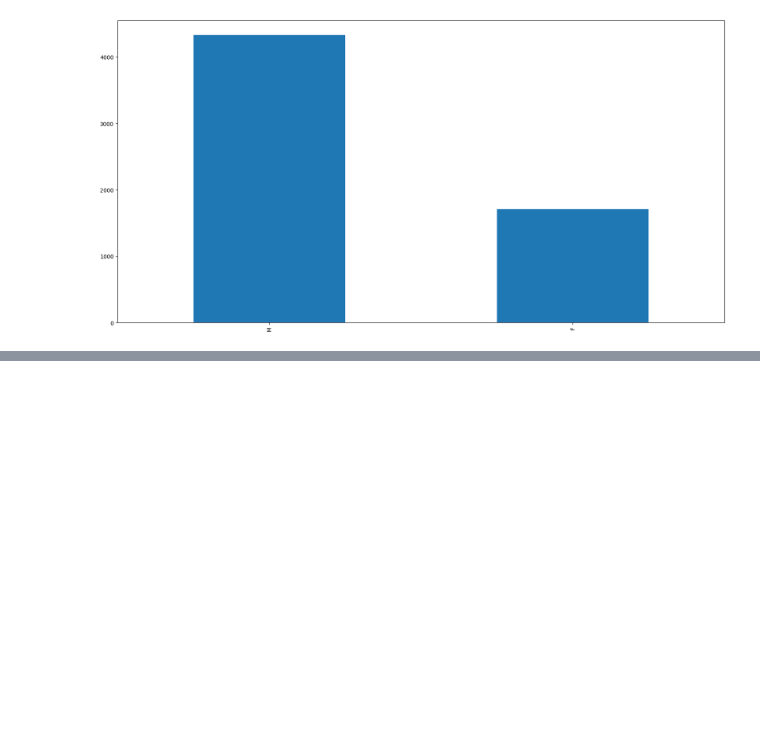
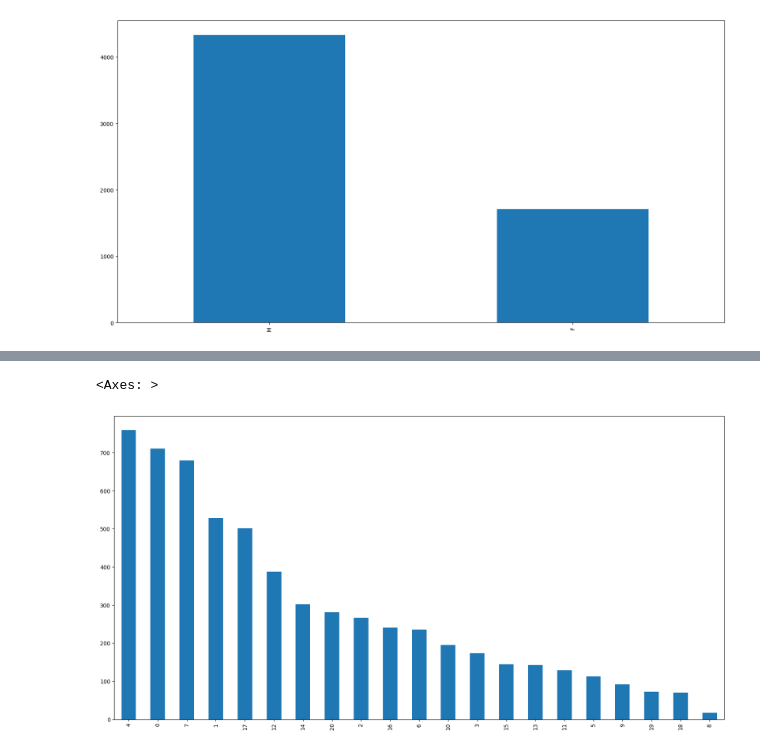
Before and after one commit to FabioArdi/morebo, a Jupyter notebook: main.ipynb, the cells around one changed output, grey strips where cells are left out. Cells and saved outputs as stored; diff of their text form; code cells hidden in the pictures; blank space fills up the shorter version.

```diff
--- a/main.ipynb
+++ b/main.ipynb
@@ -162,0 +169,6 @@ users['gender'].value_counts().plot(kind='bar', figsize=(20,10))
+# %%
+#create a barchart for the occupations in the users dataframe
+users['occupation'].value_counts().plot(kind='bar', figsize=(20,10))
+# %% [output]
+<Axes: >
+[figure, added]
```
Also changed, not shown: parts of 1 cell of this notebook.
